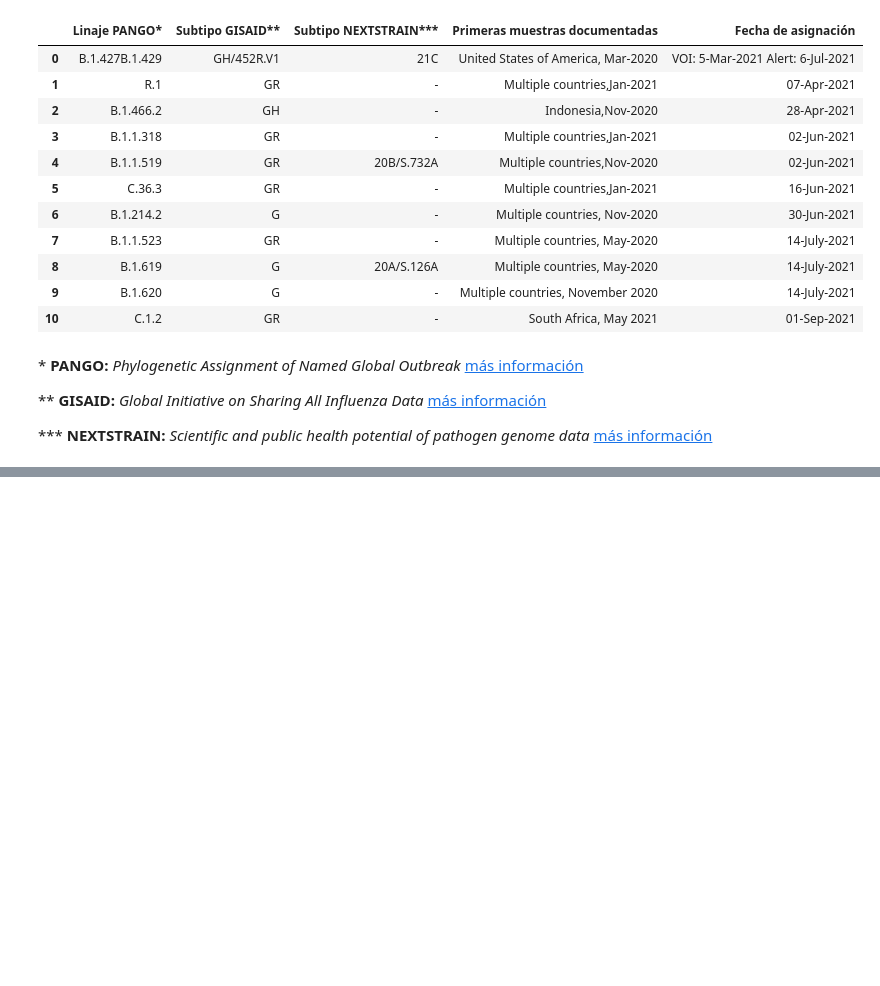
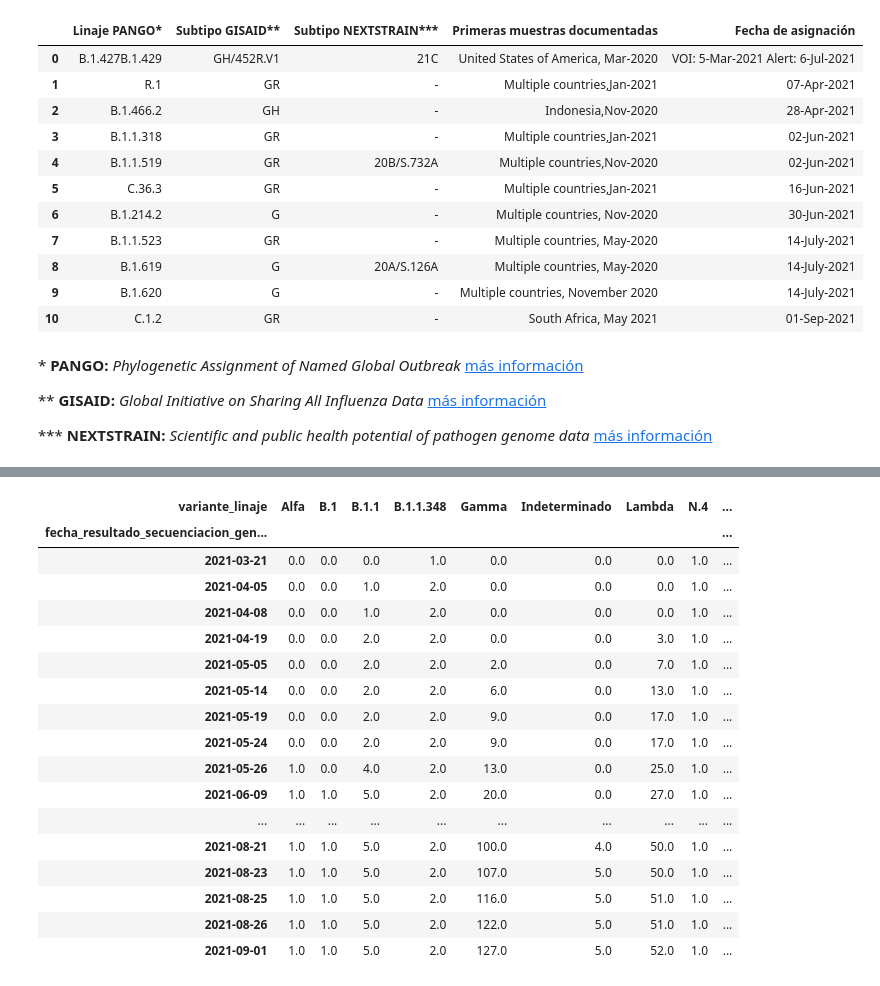
Before and after one commit to millacurafa/SeremiSaludAysenCovid, a Jupyter notebook: informe_variantes.ipynb, the cells around one changed output, grey strips where cells are left out. Cells and saved outputs as stored; diff of their text form; code cells hidden in the pictures; blank space fills up the shorter version.

```diff
--- a/informe_variantes.ipynb
+++ b/informe_variantes.ipynb
@@ -179,0 +184,4 @@ web_data[2]
+# %%
+df_variantes = pd.read_excel('data/20210907_Región de Aysén del General Carlos Ibáñez del Campo_Base_Variantes_pm.xlsx',
+                              sheet_name='Base'
+                             ).clean_names()
@@ -179,0 +276,2 @@ web_data[2]
+# %%
+df_variantes_clean= df_variantes[df_variantes['region_de_notificacion']=='Región de Aysén del General Carlos Ibáñez del Campo']
@@ -179,0 +316,39 @@ web_data[2]
+# %%
+# Transforma formato de DF de long a wide mediante pivot para mejor procesamiento multivariable
+
+df_variantes_clean.groupby(['fecha_resultado_secuenciacion_genotipificacion', 'variante_linaje']).count()[['n_documento']].reset_index().pivot(
+    index='fecha_resultado_secuenciacion_genotipificacion',
+    columns='variante_linaje',
+    values=['n_documento']
+).fillna(0).cumsum()['n_documento'].clean_names().rename(
+    columns={
+        'alfa':'Alfa',
+        'b_1':'B.1',
+        'b_1_1':'B.1.1',
+        'b_1_1_348':'B.1.1.348',
+        'gamma':'Gamma',
+        'indeterminado':'Indeterminado',
+        'lambda':'Lambda',
+        'n_4':'N.4',
+        'no_amplifica':'No amplifica',
+        'no_se_detectan_mutaciones_para_variantes_de_interes_por_parte_de_este_kit':'VOI no detectadas'
+            })
+# %% [output]
+| variante_linaje | Alfa | B.1 | B.1.1 | B.1.1.348 | Gamma | Indeterminado | Lambda | N.4 | ... |
+| fecha_resultado_secuenciacion_gen... |  |  |  |  |  |  |  |  | ... |
+| 2021-03-21 | 0.0 | 0.0 | 0.0 | 1.0 | 0.0 | 0.0 | 0.0 | 1.0 | ... |
+| 2021-04-05 | 0.0 | 0.0 | 1.0 | 2.0 | 0.0 | 0.0 | 0.0 | 1.0 | ... |
+| 2021-04-08 | 0.0 | 0.0 | 1.0 | 2.0 | 0.0 | 0.0 | 0.0 | 1.0 | ... |
+| 2021-04-19 | 0.0 | 0.0 | 2.0 | 2.0 | 0.0 | 0.0 | 3.0 | 1.0 | ... |
+| 2021-05-05 | 0.0 | 0.0 | 2.0 | 2.0 | 2.0 | 0.0 | 7.0 | 1.0 | ... |
+| 2021-05-14 | 0.0 | 0.0 | 2.0 | 2.0 | 6.0 | 0.0 | 13.0 | 1.0 | ... |
+| 2021-05-19 | 0.0 | 0.0 | 2.0 | 2.0 | 9.0 | 0.0 | 17.0 | 1.0 | ... |
+| 2021-05-24 | 0.0 | 0.0 | 2.0 | 2.0 | 9.0 | 0.0 | 17.0 | 1.0 | ... |
+| 2021-05-26 | 1.0 | 0.0 | 4.0 | 2.0 | 13.0 | 0.0 | 25.0 | 1.0 | ... |
+| 2021-06-09 | 1.0 | 1.0 | 5.0 | 2.0 | 20.0 | 0.0 | 27.0 | 1.0 | ... |
+| ... | ... | ... | ... | ... | ... | ... | ... | ... | ... |
+| 2021-08-21 | 1.0 | 1.0 | 5.0 | 2.0 | 100.0 | 4.0 | 50.0 | 1.0 | ... |
+| 2021-08-23 | 1.0 | 1.0 | 5.0 | 2.0 | 107.0 | 5.0 | 50.0 | 1.0 | ... |
+| 2021-08-25 | 1.0 | 1.0 | 5.0 | 2.0 | 116.0 | 5.0 | 51.0 | 1.0 | ... |
+| 2021-08-26 | 1.0 | 1.0 | 5.0 | 2.0 | 122.0 | 5.0 | 51.0 | 1.0 | ... |
+| 2021-09-01 | 1.0 | 1.0 | 5.0 | 2.0 | 127.0 | 5.0 | 52.0 | 1.0 | ... |
```
Also changed, not shown: parts of 14 cells of this notebook.
